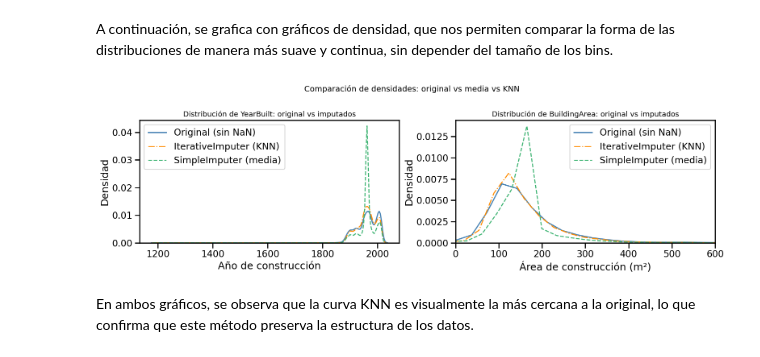
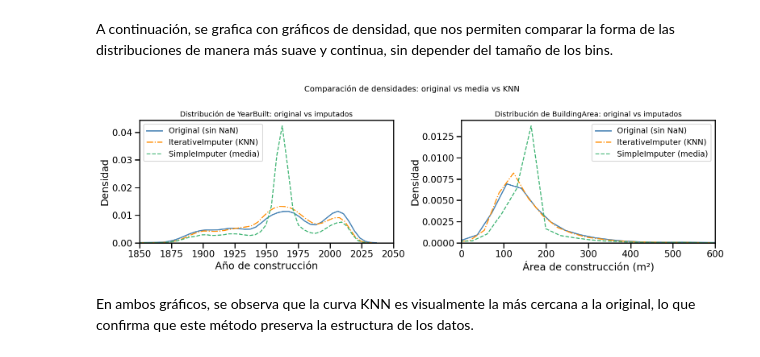
Before and after one commit to sgruyzcki/DiploDatos2026, a Jupyter notebook: Análisis Exploratorio y Curación de Datos/parte 1/ECD_2026_Entregable_Parte_1_grupo_3.ipynb, the cells around one changed output. Cells and saved outputs as stored; diff of their text form; code cells hidden in the pictures.

```diff
--- a/Análisis Exploratorio y Curación de Datos/parte 1/ECD_2026_Entregable_Parte_1_grupo_3.ipynb
+++ b/Análisis Exploratorio y Curación de Datos/parte 1/ECD_2026_Entregable_Parte_1_grupo_3.ipynb
@@ -715,7 +715,14 @@ for i, col_name in enumerate(cols_to_plot):
 
     axes[i].set_title(f'Distribución de {col_name}')
     axes[i].set_xlabel('Valor original')
-    axes[i].legend()
+
+
+    if col_name == 'YearBuilt':
+        axes[i].set_xlim(1850, 2025)
+        axes[i].legend(prop={'size': 14}, loc='upper left')
+    elif col_name == 'BuildingArea':
+        axes[i].set_xlim(0, 500)
+        axes[i].legend(prop={'size': 14}, loc='upper right')
 
 plt.tight_layout()
 plt.show()
@@ -860,36 +869,37 @@ fig, axes = plt.subplots(1, 2, figsize=(16, 5))
 
 # YearBuilt
 sns.kdeplot(year_original, label='Original (sin NaN)', ax=axes[0],
             color='steelblue', linewidth=2)
 sns.kdeplot(year_knn,      label='IterativeImputer (KNN)', ax=axes[0],
             color='darkorange', linewidth=1.8, linestyle='dashdot')
 sns.kdeplot(year_media,    label='SimpleImputer (media)', ax=axes[0],
             color='mediumseagreen', linewidth=1.8, linestyle='dashed')
 
 axes[0].set_title('Distribución de YearBuilt: original vs imputados', fontsize=13)
 axes[0].set_xlabel('Año de construcción')
+axes[0].set_xlim(1850, 2050)
 axes[0].set_ylabel('Densidad')
-axes[0].legend()
+axes[0].legend(prop={'size': 14}, loc='upper left')
 
 # BuildingArea
 sns.kdeplot(building_original, label='Original (sin NaN)', ax=axes[1],
             color='steelblue', linewidth=2)
 sns.kdeplot(building_knn,      label='IterativeImputer (KNN)', ax=axes[1],
             color='darkorange', linewidth=1.8, linestyle='dashdot')
 sns.kdeplot(building_media,    label='SimpleImputer (media)', ax=axes[1],
             color='mediumseagreen', linewidth=1.8, linestyle='dashed')
 
 axes[1].set_title('Distribución de BuildingArea: original vs imputados', fontsize=13)
 axes[1].set_xlabel('Área de construcción (m²)')
 axes[1].set_ylabel('Densidad')
 axes[1].set_xlim(0, 600)
-axes[1].legend()
+axes[1].legend(prop={'size': 14}, loc='upper right')
 
 plt.suptitle('Comparación de densidades: original vs media vs KNN', fontsize=14)
 plt.tight_layout()
 plt.show()
 # %% [output]
-[figure, old version]
+[figure, new version]
 # %% [markdown]
 En ambos gráficos, se observa que la curva KNN es visualmente la más cercana a la original, lo que confirma que este método preserva la estructura de los datos.
 # %% [markdown]
```
Also changed, not shown: parts of 9 cells of this notebook.
